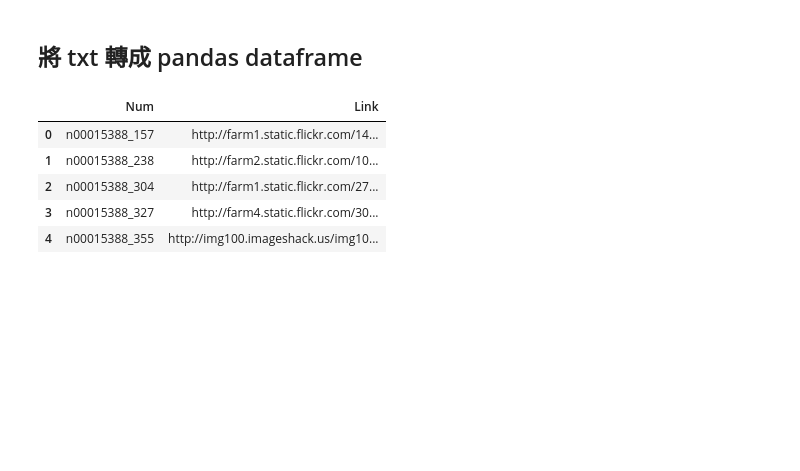
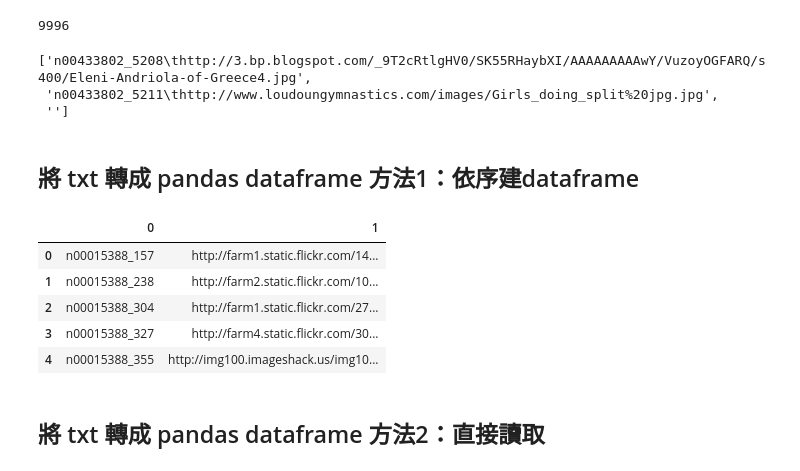
Before and after one commit to Ynitsed0703/2nd-ML100Days, a Jupyter notebook: homework/Day_003-2_HW.ipynb, the cells around one changed output. Saved outputs shown, nothing was run; the diff lists cells and outputs as text; code cells hidden in the pictures; blank space fills up the shorter version.

```diff
--- a/homework/Day_003-2_HW.ipynb
+++ b/homework/Day_003-2_HW.ipynb
@@ -34,28 +23,46 @@ data[0]
+# %%
+# 設定t003是以換行符號去切資料，系統將以逗號(,)隔開。
+# 切完之後，記得t003是一份有著9996筆(列)資料，1個欄位的資料集。
+t003 = t002.split(split_tag)
+# 當資料裡以逗號(,)隔開後，將有超過1個以上的元素，則len列出的是【幾個元素】。
+# 這種相同語法，在不同背景下定義不一致的狀況，在python非常常見，甚為煩人。
+print(len(t003))
+t003[9993:9996]
+# %% [output]
+9996
+['n00433802_5208\thttp://3.bp.blogspot.com/_9T2cRtlgHV0/SK55RHaybXI/AAAAAAAAAwY/VuzoyOGFARQ/s400/Eleni-Andriola-of-Greece4.jpg',
+ 'n00433802_5211\thttp://www.loudoungymnastics.com/images/Girls_doing_split%20jpg.jpg',
+ '']
 # %% [markdown]
-## 將 txt 轉成 pandas dataframe
+## 將 txt 轉成 pandas dataframe 方法1：依序建dataframe
-# %%
-num = []
-link = []
-for d in data:
-    if '\t' in d:
-        d = d.split('\t')
-        num.append(d[0])
-        link.append(d[1])
-
-labels = ['Num', 'Link']
-cols = [num, link]
-
-arrange_data = dict(list(zip(labels, cols)))
+# %%
+# 現在這個動作，在於將1個欄位拆成2個欄位，用"\t"去拆。
+# 怎麼知道是"\t"？一樣，看到資料才知道的，可能不是通用方法。
+
+# 先設定一個啥都沒有的空資料集
+arrange_data = []
+
+# for迴圈，在【當資料裡有"\t"時】重複做一件事：
+# 將第一筆資料，以\t切開，將已經切開，有著兩個欄位的第一筆資料，命名為raw。
+# 把raw附加(append)到剛剛設定的空資料集裡。
+# Python語法每一行的空格，有階層的關係，空格越多，表示該行執行碼是依附於上一層的內容執行。
+for d in t003:
+    if '\t' in d:
+        raw = d.split("\t")
+        arrange_data.append(raw)
+# 現在arrange_data已經是有著兩欄及9996筆資料的資料集
 # %%
+# 但arrange_data這個資料集現在還不是dataframe的狀態，我們必須將資料集利用pandas轉成dataframe。
+# 將轉成dataframe的資料集命名為t004
 import pandas as pd
-
-
-df = pd.DataFrame(arrange_data)
-df.head()
+t004 = pd.DataFrame(arrange_data)
+t004.head()
 # %% [output]
-|  | Num | Link |
+|  | 0 | 1 |
 | 0 | n00015388_157 | http://farm1.static.flickr.com/14... |
 | 1 | n00015388_238 | http://farm2.static.flickr.com/10... |
 | 2 | n00015388_304 | http://farm1.static.flickr.com/27... |
 | 3 | n00015388_327 | http://farm4.static.flickr.com/30... |
 | 4 | n00015388_355 | http://img100.imageshack.us/img10... |
+# %% [markdown]
+## 將 txt 轉成 pandas dataframe 方法2：直接讀取
```
Also changed, not shown: parts of 18 cells of this notebook.
